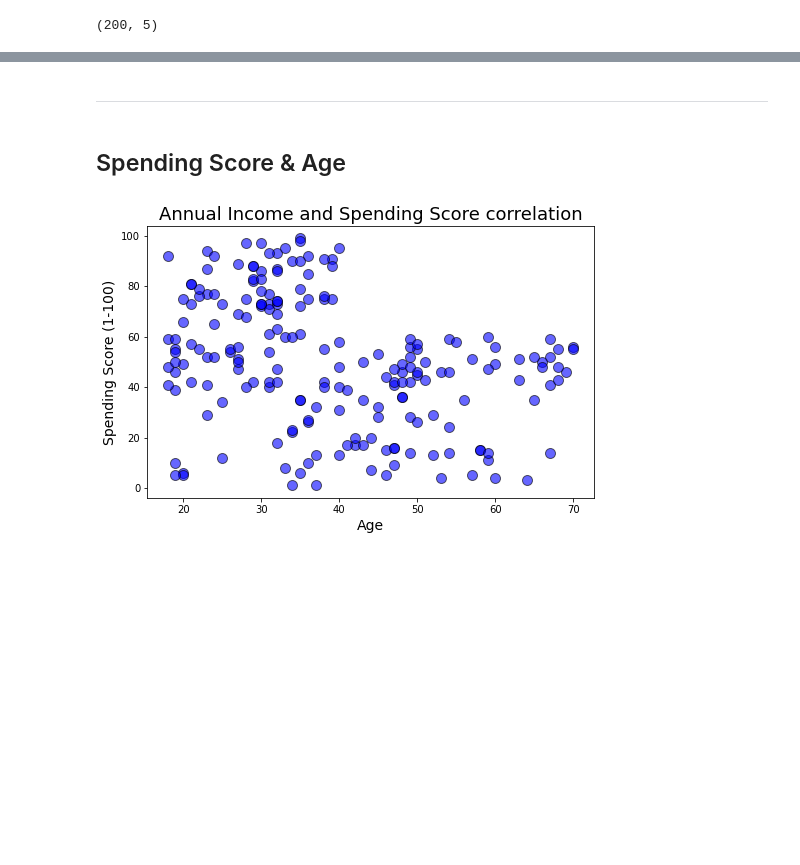
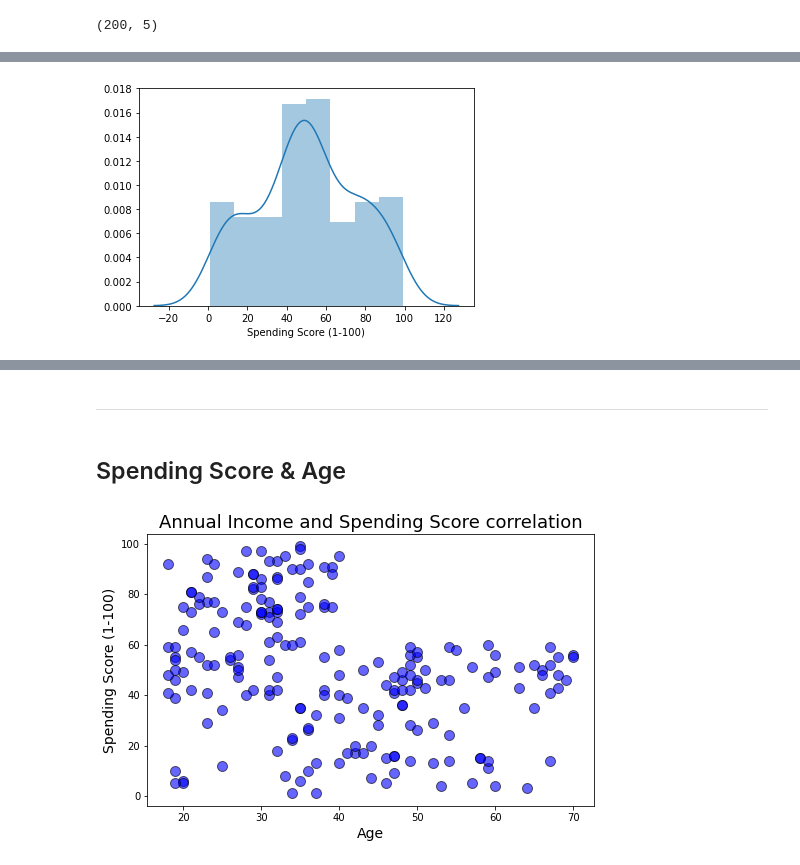
Before and after one commit to svenrr/mall-customer-clustering, a Jupyter notebook: Mall Segmentation Clustering.ipynb, the cells around one changed output, grey strips where cells are left out. Cells and saved outputs as stored; diff of their text form; code cells hidden in the pictures; blank space fills up the shorter version.

```diff
--- a/Mall Segmentation Clustering.ipynb
+++ b/Mall Segmentation Clustering.ipynb
@@ -55,0 +76,6 @@ https://www.kaggle.com/roshansharma/mall-customers-clustering-analysis
+# %%
+# Distribution of Spending Score
+
+sns.distplot(df["Spending Score (1-100)"]);
+# %% [output]
+[figure, added]
```
Also changed, not shown: parts of 12 cells of this notebook.
